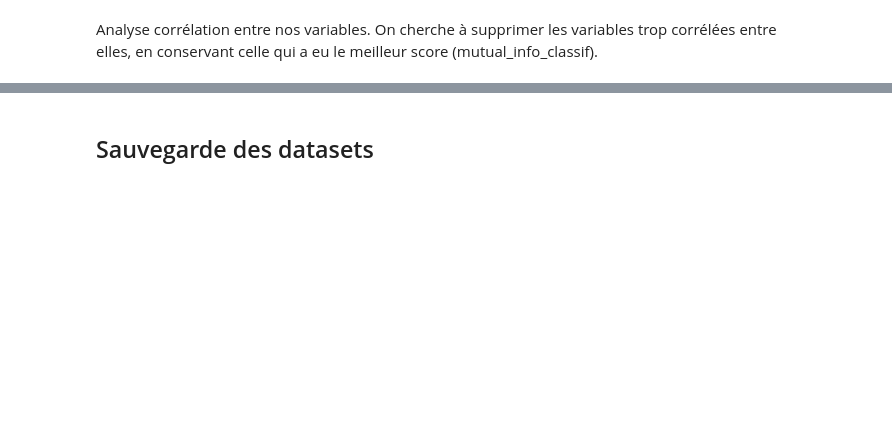
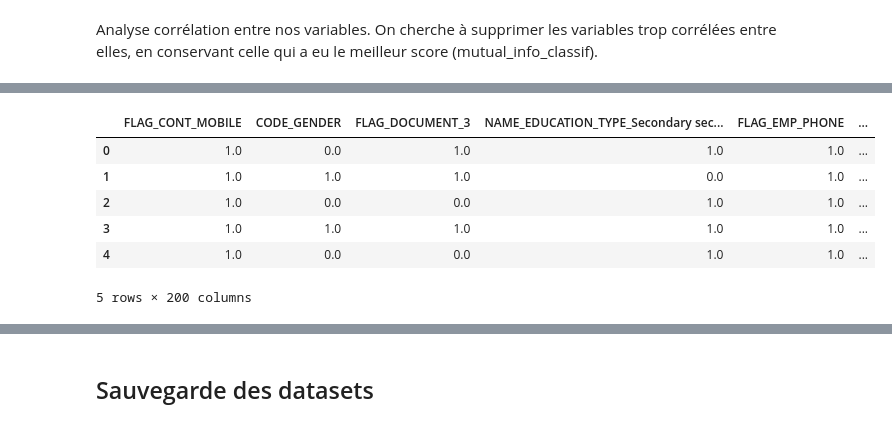
Before and after one commit to JulienCla/OC_Projet_7, a Jupyter notebook: Implémentez_un_modèle_de_scoring_EDA.ipynb, the cells around one changed output, grey strips where cells are left out. Saved outputs shown, nothing was run; the diff lists cells and outputs as text; code cells hidden in the pictures; blank space fills up the shorter version.

```diff
--- a/Implémentez_un_modèle_de_scoring_EDA.ipynb
+++ b/Implémentez_un_modèle_de_scoring_EDA.ipynb
@@ -262 +309,11 @@ en conservant celle qui a eu le meilleur score (mutual_info_classif).
+# %%
+X_test.head()
+# %% [output]
+|  | FLAG_CONT_MOBILE | CODE_GENDER | FLAG_DOCUMENT_3 | NAME_EDUCATION_TYPE_Secondary sec... | FLAG_EMP_PHONE | ... |
+| 0 | 1.0 | 0.0 | 1.0 | 1.0 | 1.0 | ... |
+| 1 | 1.0 | 1.0 | 1.0 | 0.0 | 1.0 | ... |
+| 2 | 1.0 | 0.0 | 0.0 | 1.0 | 1.0 | ... |
+| 3 | 1.0 | 1.0 | 1.0 | 1.0 | 1.0 | ... |
+| 4 | 1.0 | 0.0 | 0.0 | 1.0 | 1.0 | ... |
+5 rows × 200 columns
 # %%
```
Also changed, not shown: parts of 13 cells of this notebook, 5 other files.
